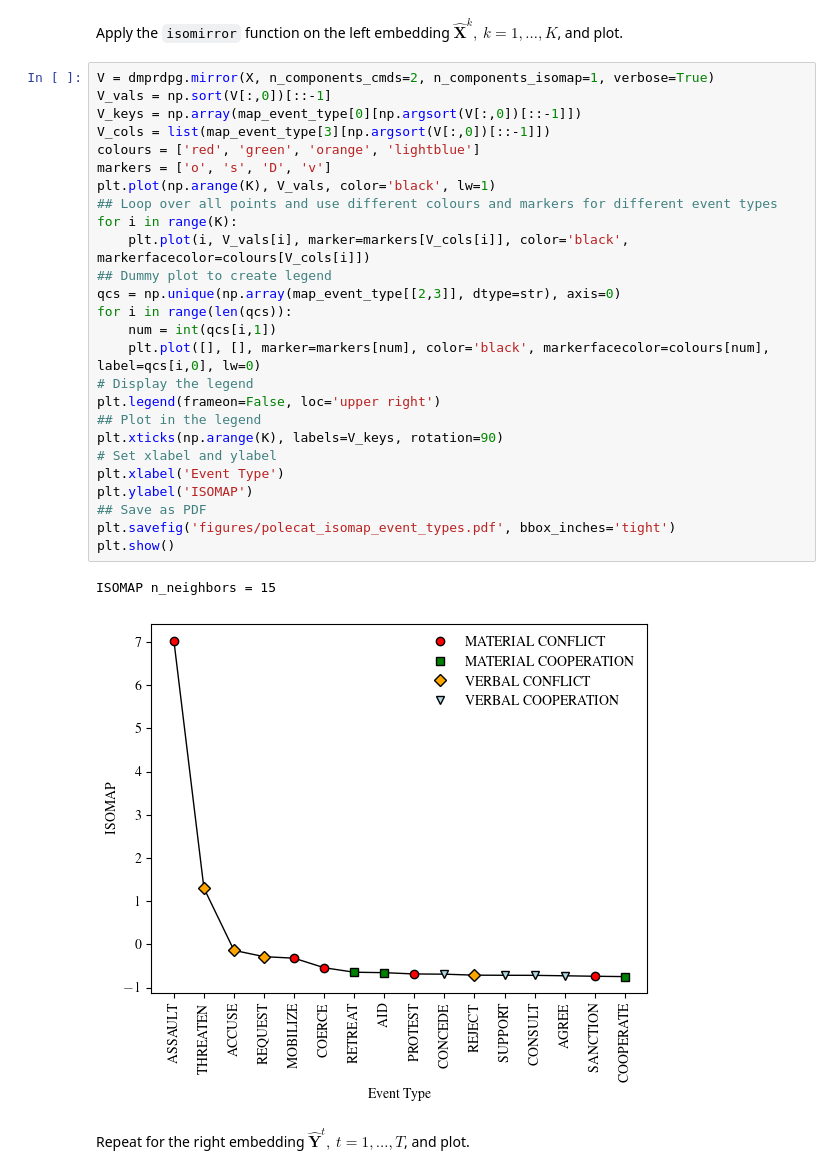
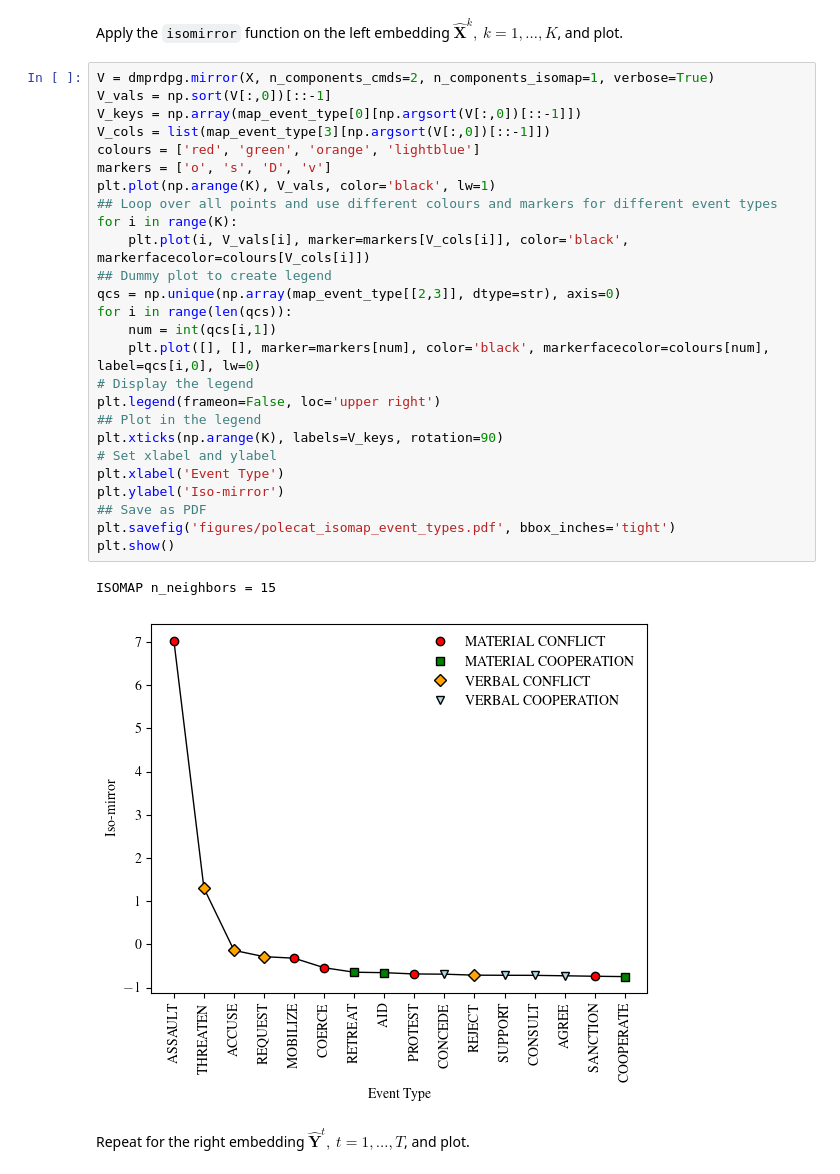
Before and after one commit to mjbaum/dmprdpg, a Jupyter notebook: notebooks/polecat.ipynb, the cells around one changed output. Cells and saved outputs as stored; diff of their text form.

```diff
--- a/notebooks/polecat.ipynb
+++ b/notebooks/polecat.ipynb
@@ -127,32 +127,32 @@ Apply the `isomirror` function on the left embedding $\hat{\mathbf{X}}^k,\ k=1,\
 # %%
 V = dmprdpg.mirror(X, n_components_cmds=2, n_components_isomap=1, verbose=True)
 V_vals = np.sort(V[:,0])[::-1]
 V_keys = np.array(map_event_type[0][np.argsort(V[:,0])[::-1]])
 V_cols = list(map_event_type[3][np.argsort(V[:,0])[::-1]])
 colours = ['red', 'green', 'orange', 'lightblue']
 markers = ['o', 's', 'D', 'v']
 plt.plot(np.arange(K), V_vals, color='black', lw=1)
 ## Loop over all points and use different colours and markers for different event types
 for i in range(K):
     plt.plot(i, V_vals[i], marker=markers[V_cols[i]], color='black', markerfacecolor=colours[V_cols[i]])
 ## Dummy plot to create legend
 qcs = np.unique(np.array(map_event_type[[2,3]], dtype=str), axis=0)
 for i in range(len(qcs)):
     num = int(qcs[i,1])
     plt.plot([], [], marker=markers[num], color='black', markerfacecolor=colours[num], label=qcs[i,0], lw=0)
 # Display the legend
 plt.legend(frameon=False, loc='upper right')
 ## Plot in the legend
 plt.xticks(np.arange(K), labels=V_keys, rotation=90)
 # Set xlabel and ylabel
 plt.xlabel('Event Type')
-plt.ylabel('ISOMAP')
+plt.ylabel('Iso-mirror')
 ## Save as PDF
 plt.savefig('figures/polecat_isomap_event_types.pdf', bbox_inches='tight')
 plt.show()
 # %% [output]
 ISOMAP n_neighbors = 15
-[figure, old version]
+[figure, new version]
 # %% [markdown]
 Repeat for the right embedding $\hat{\mathbf{Y}}^t,\ t=1,\dots,T$, and plot.
 # %%
```
Also changed, not shown: parts of 7 cells of this notebook, 22 other files.
